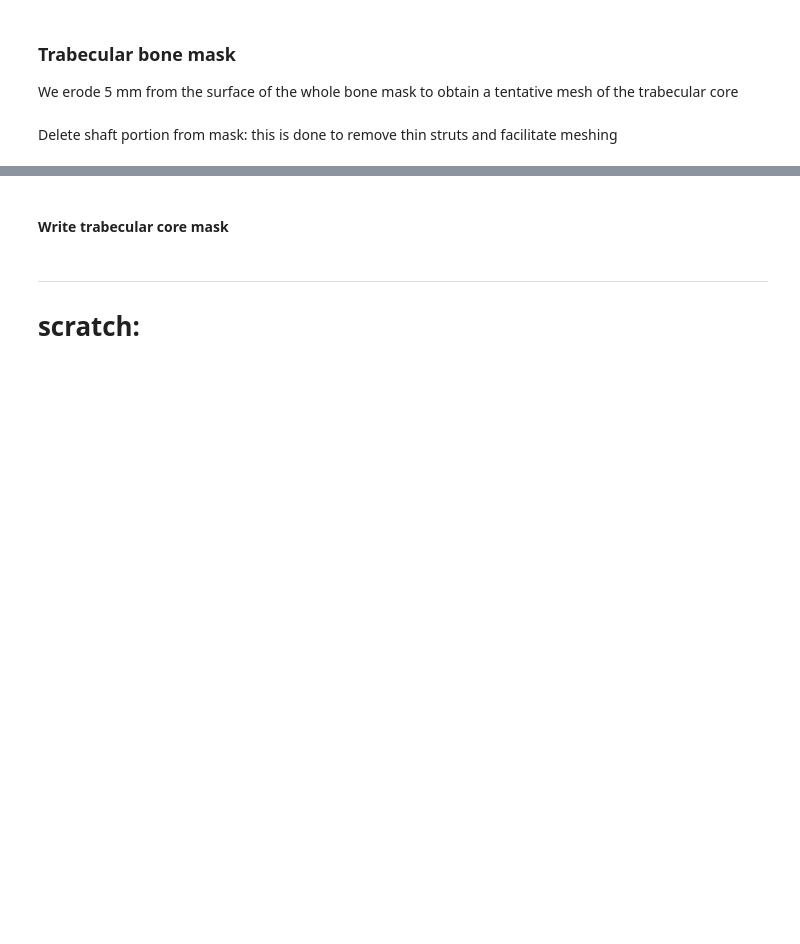
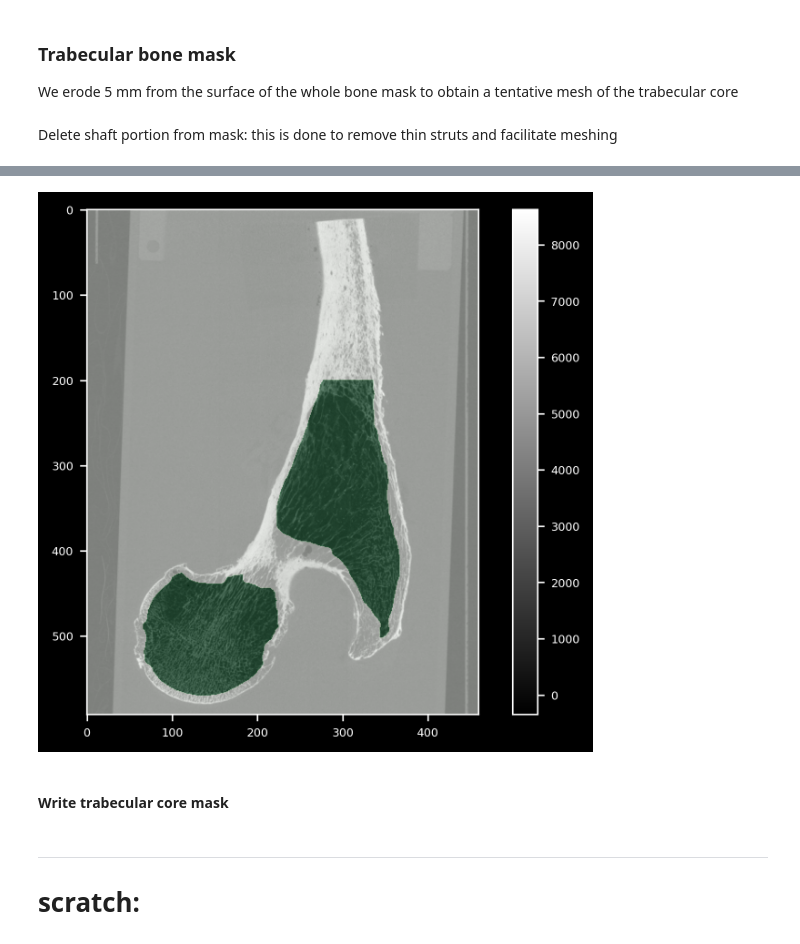
Before and after one commit to gianthk/pyfabric, a Jupyter notebook: notebooks/supertrab_trabecular_core_mask.ipynb, the cells around one changed output, grey strips where cells are left out. Cells and saved outputs as stored; diff of their text form; code cells hidden in the pictures; blank space fills up the shorter version.

```diff
--- a/notebooks/supertrab_trabecular_core_mask.ipynb
+++ b/notebooks/supertrab_trabecular_core_mask.ipynb
@@ -224,3 +214,17 @@ plot_midplanes_sitk(data_3D_BW_trab)
+# %%
+slice = 200
+
+# Plot the grayscale image
+plt.imshow(sitk.GetArrayFromImage(mhd_image)[:,:,slice], cmap='gray')
+plt.colorbar()
+
+# Overlay the green mask
+plt.imshow(sitk.GetArrayFromImage(data_3D_BW_trab)[:,:,slice], cmap='Greens', alpha=0.5)  # Adjust alpha for transparency
+
+# Show the plot
+plt.show()
+# %% [output]
+[figure, added]
 # %% [markdown]
 #### Write trabecular core mask
 # %%
```
Also changed, not shown: parts of 13 cells of this notebook.
